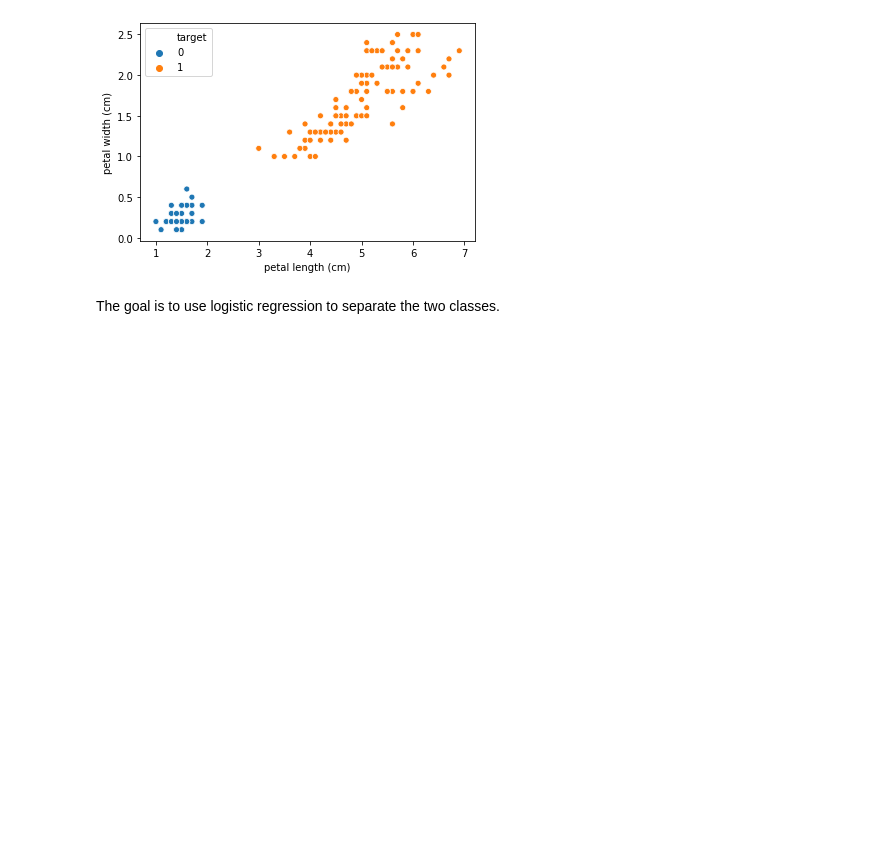
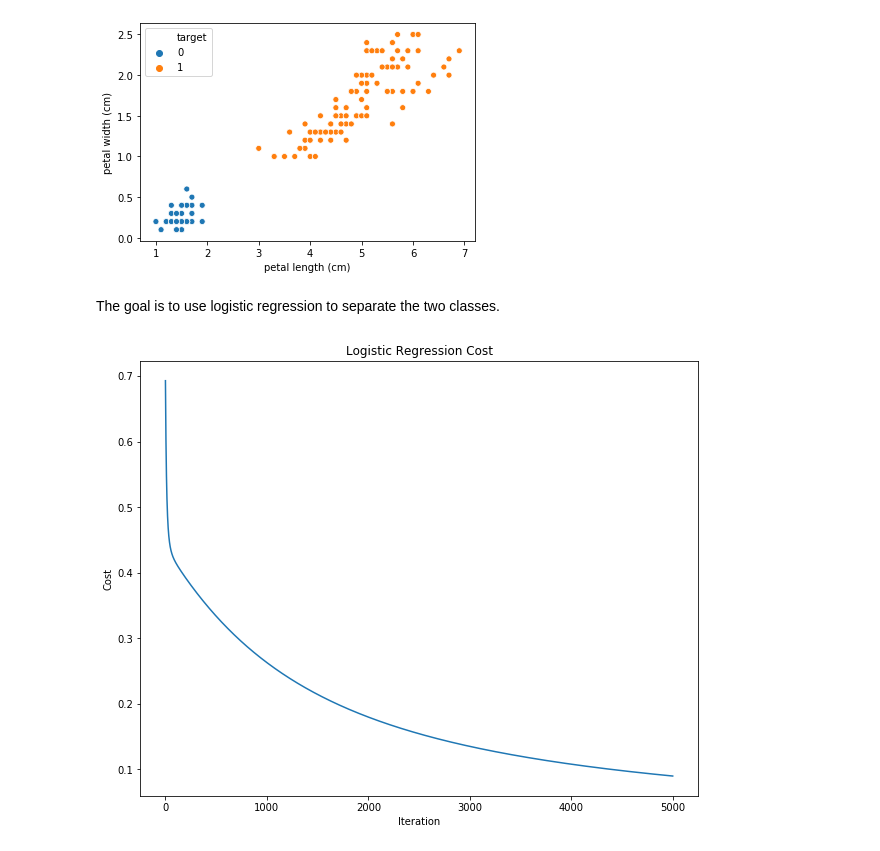
Before and after one commit to amypeniston/data-science-toolbox, a Jupyter notebook: key-concepts-examples/Logistic_Regression.ipynb, the cells around one changed output. Drawn from its saved outputs; the diff is of its cells as text; code cells hidden in the pictures; blank space fills up the shorter version.

```diff
--- a/key-concepts-examples/Logistic_Regression.ipynb
+++ b/key-concepts-examples/Logistic_Regression.ipynb
@@ -92,6 +92,3 @@ The goal is to use logistic regression to separate the two classes.
 # %%
 X = iris_df[["petal length (cm)", "petal width (cm)"]]
 y = iris_df["target"]
-# %%
-def sigmoid(z):
-    return 1 / (1 + np.exp(-z))
@@ -144,5 +179,9 @@ class logreg():
 # %%
-n_iter = 500
+n_iter = 5000
 lr = 0.01
 model = logreg(lr, n_iter)
+model.fit(X, y)
+model.plot_cost()
+# %% [output]
+[figure, added]
 # %%
```
Also changed, not shown: parts of 10 cells of this notebook.
